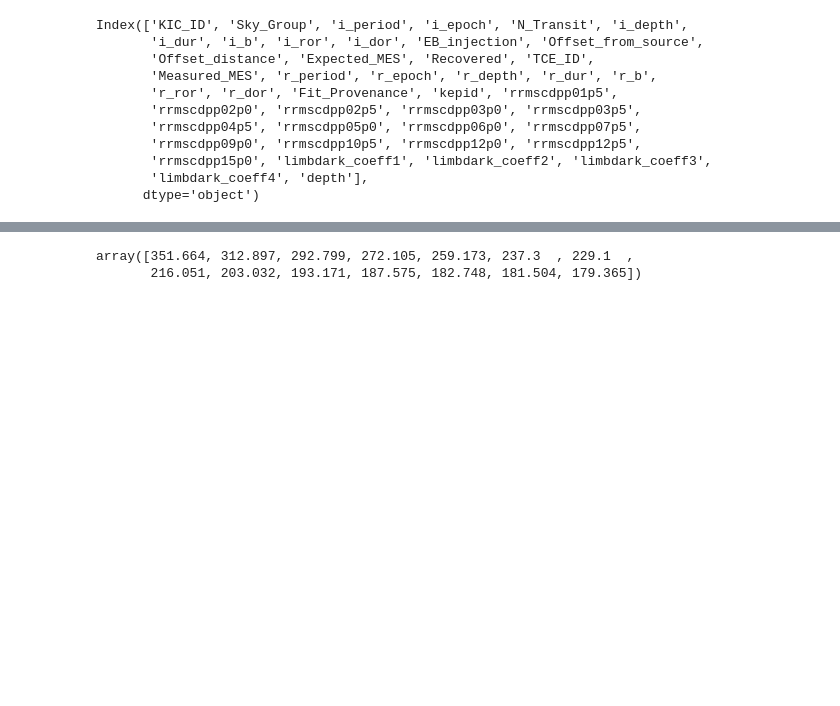
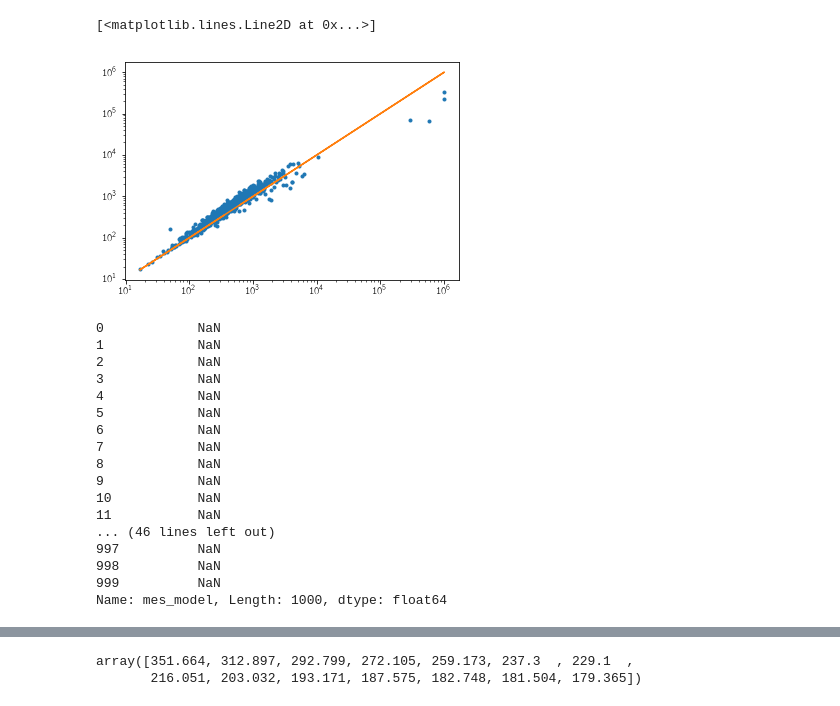
Before and after one commit to dfm/dr25, a Jupyter notebook: Untitled.ipynb, the cells around one changed output, grey strips where cells are left out. Drawn from its saved outputs; the diff is of its cells as text; code cells hidden in the pictures; blank space fills up the shorter version.

```diff
--- a/Untitled.ipynb
+++ b/Untitled.ipynb
@@ -38,7 +38,7 @@ cdpp_cols = ["rrmscdpp01p5", "rrmscdpp02p0", "rrmscdpp02p5", "rrmscdpp03p0",
              "rrmscdpp12p5", "rrmscdpp15p0"]
 cdpp_vals = np.array([1.5, 2.0, 2.5, 3.0, 3.5, 4.5, 5.0, 6.0, 7.5, 9.0, 10.5, 12.0, 12.5, 15.0])
 
-pars = stlr[cdpp_cols + ["kepid", "limbdark_coeff1", "limbdark_coeff2", "limbdark_coeff3", "limbdark_coeff4"]]
+pars = stlr[cdpp_cols + ["kepid", "limbdark_coeff1", "limbdark_coeff2", "limbdark_coeff3", "limbdark_coeff4", "dataspan", "dutycycle"]]
 # %%
 df = ascii.read("data/kplr_dr25_inj1_plti.txt").to_pandas()
 df = df.append(ascii.read("data/kplr_dr25_inj2_plti.txt").to_pandas())
@@ -50,10 +50,17 @@ df = df[m]
 df["kepid"] = df.KIC_ID.astype(int)
 # %%
 joined = pd.merge(df, pars, on="kepid")
+joined = joined.iloc[:1000]
 c2 = np.array(joined.limbdark_coeff2)
 c4 = np.array(joined.limbdark_coeff4)
-g1 = 0.5  # c2 + 2*c4
-g2 = 0.5  # -c4
+g1 = 0.1  # c2 + 2*c4
+g2 = 0.2  # -c4
 ror = np.array(joined.i_ror)
 b = np.array(joined.i_b)
 joined["depth"] = (1 - quad.quad(g1, c2, ror, b)) * 1e6
+# %%
+plt.loglog(joined.depth, joined.i_depth, ".")
+plt.plot(joined.depth, joined.depth)
+# %% [output]
+[<matplotlib.lines.Line2D at 0x...>]
+[figure, added]
@@ -60,14 +103,20 @@ joined["depth"] = (1 - quad.quad(g1, c2, ror, b)) * 1e6
 # %%
-joined.columns
+joined.mes_model
 # %% [output]
-Index(['KIC_ID', 'Sky_Group', 'i_period', 'i_epoch', 'N_Transit', 'i_depth',
-       'i_dur', 'i_b', 'i_ror', 'i_dor', 'EB_injection', 'Offset_from_source',
-       'Offset_distance', 'Expected_MES', 'Recovered', 'TCE_ID',
-       'Measured_MES', 'r_period', 'r_epoch', 'r_depth', 'r_dur', 'r_b',
-       'r_ror', 'r_dor', 'Fit_Provenance', 'kepid', 'rrmscdpp01p5',
-       'rrmscdpp02p0', 'rrmscdpp02p5', 'rrmscdpp03p0', 'rrmscdpp03p5',
-       'rrmscdpp04p5', 'rrmscdpp05p0', 'rrmscdpp06p0', 'rrmscdpp07p5',
-       'rrmscdpp09p0', 'rrmscdpp10p5', 'rrmscdpp12p0', 'rrmscdpp12p5',
-       'rrmscdpp15p0', 'limbdark_coeff1', 'limbdark_coeff2', 'limbdark_coeff3',
-       'limbdark_coeff4', 'depth'],
-      dtype='object')
+0            NaN
+1            NaN
+2            NaN
+3            NaN
+4            NaN
+5            NaN
+6            NaN
+7            NaN
+8            NaN
+9            NaN
+10           NaN
+11           NaN
+... (46 lines left out)
+997          NaN
+998          NaN
+999          NaN
+Name: mes_model, Length: 1000, dtype: float64
```
Also changed, not shown: parts of 3 cells of this notebook, 1 other file.
